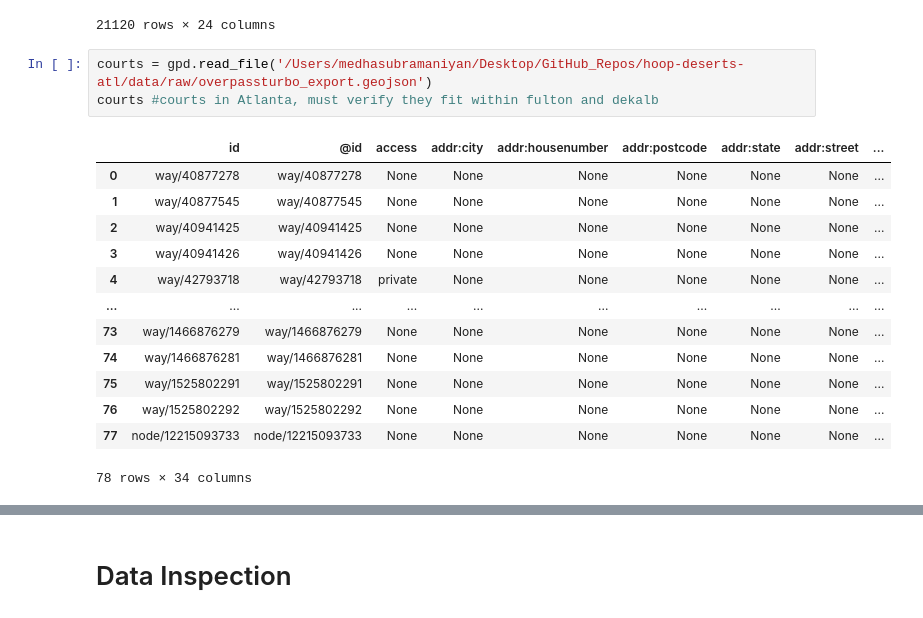
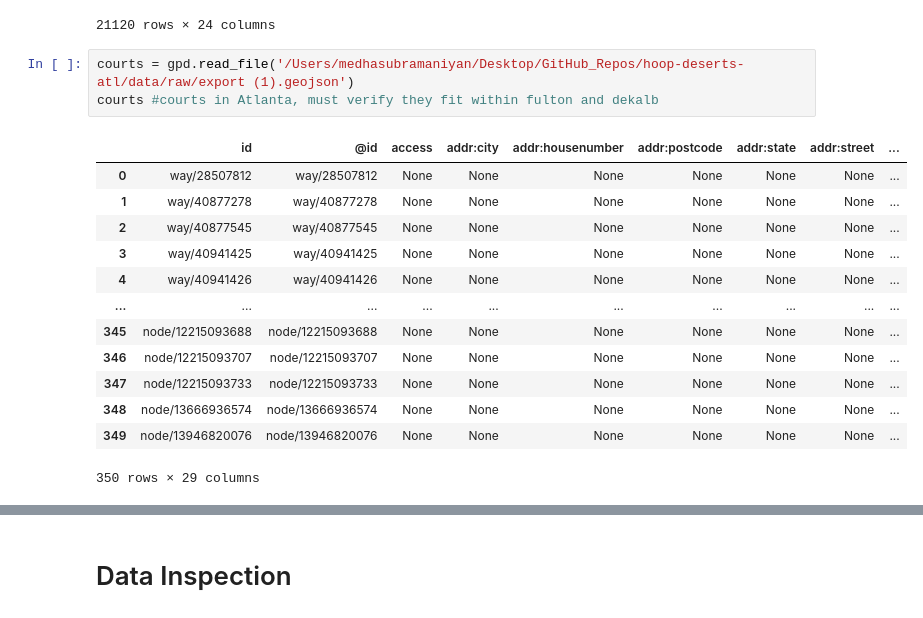
Before and after one commit to Medha-Subramaniyan/hoop-deserts-atl, a Jupyter notebook: notebooks/loading.ipynb, the cells around one changed output, grey strips where cells are left out. Saved outputs shown, nothing was run; the diff lists cells and outputs as text.

Commit message:
update overpass data, finished with cleaning

```diff
--- a/notebooks/loading.ipynb
+++ b/notebooks/loading.ipynb
@@ -23,21 +23,21 @@ health #already filtered to dekalb and fulton
 | 21119 | 2022 | GA | Georgia | Fulton | 13121 | 13121011437 | BRFSS | Health Outcomes | All teeth lost among adults aged ... | ... |
 21120 rows × 24 columns
 # %%
-courts = gpd.read_file('/Users/medhasubramaniyan/Desktop/GitHub_Repos/hoop-deserts-atl/data/raw/overpassturbo_export.geojson')
+courts = gpd.read_file('/Users/medhasubramaniyan/Desktop/GitHub_Repos/hoop-deserts-atl/data/raw/export (1).geojson')
 courts #courts in Atlanta, must verify they fit within fulton and dekalb
 # %% [output]
 |  | id | @id | access | addr:city | addr:housenumber | addr:postcode | addr:state | addr:street | ... |
-| 0 | way/40877278 | way/40877278 | None | None | None | None | None | None | ... |
-| 1 | way/40877545 | way/40877545 | None | None | None | None | None | None | ... |
-| 2 | way/40941425 | way/40941425 | None | None | None | None | None | None | ... |
-| 3 | way/40941426 | way/40941426 | None | None | None | None | None | None | ... |
-| 4 | way/42793718 | way/42793718 | private | None | None | None | None | None | ... |
+| 0 | way/28507812 | way/28507812 | None | None | None | None | None | None | ... |
+| 1 | way/40877278 | way/40877278 | None | None | None | None | None | None | ... |
+| 2 | way/40877545 | way/40877545 | None | None | None | None | None | None | ... |
+| 3 | way/40941425 | way/40941425 | None | None | None | None | None | None | ... |
+| 4 | way/40941426 | way/40941426 | None | None | None | None | None | None | ... |
 | ... | ... | ... | ... | ... | ... | ... | ... | ... | ... |
-| 73 | way/1466876279 | way/1466876279 | None | None | None | None | None | None | ... |
-| 74 | way/1466876281 | way/1466876281 | None | None | None | None | None | None | ... |
-| 75 | way/1525802291 | way/1525802291 | None | None | None | None | None | None | ... |
-| 76 | way/1525802292 | way/1525802292 | None | None | None | None | None | None | ... |
-| 77 | node/12215093733 | node/12215093733 | None | None | None | None | None | None | ... |
+| 345 | node/12215093688 | node/12215093688 | None | None | None | None | None | None | ... |
+| 346 | node/12215093707 | node/12215093707 | None | None | None | None | None | None | ... |
+| 347 | node/12215093733 | node/12215093733 | None | None | None | None | None | None | ... |
+| 348 | node/13666936574 | node/13666936574 | None | None | None | None | None | None | ... |
+| 349 | node/13946820076 | node/13946820076 | None | None | None | None | None | None | ... |
-78 rows × 34 columns
+350 rows × 29 columns
 # %%
 census = pd.read_json('/Users/medhasubramaniyan/Desktop/GitHub_Repos/hoop-deserts-atl/data/raw/censusgov.json')
```
Also changed, not shown: parts of 22 cells of this notebook, 2 other files.
